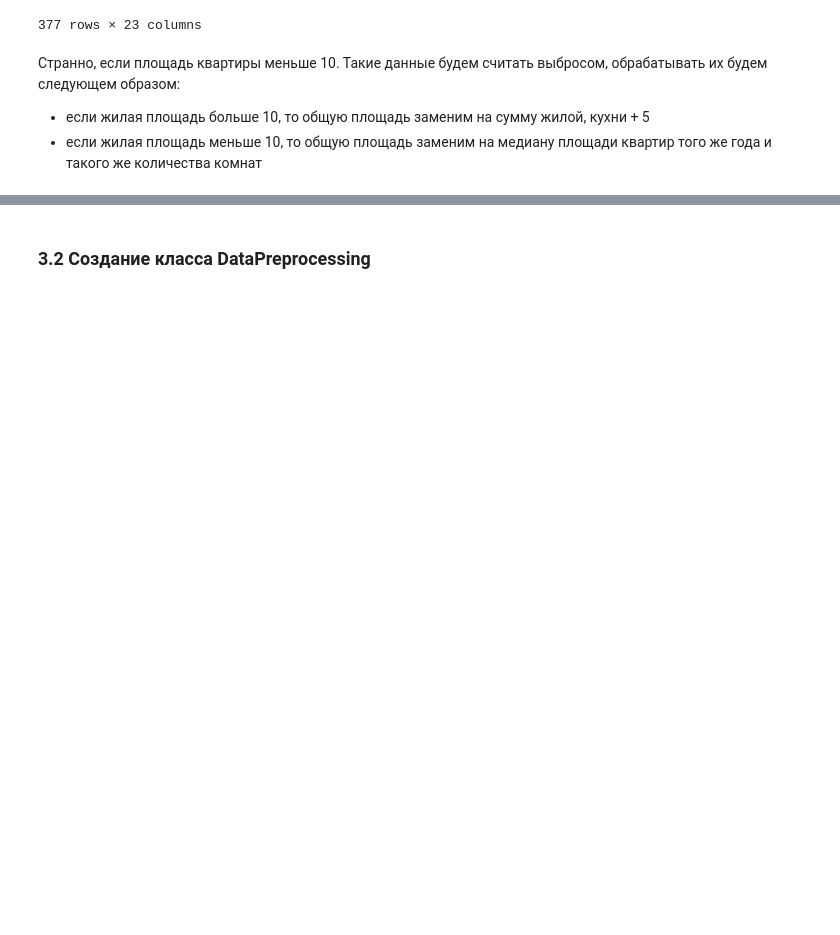
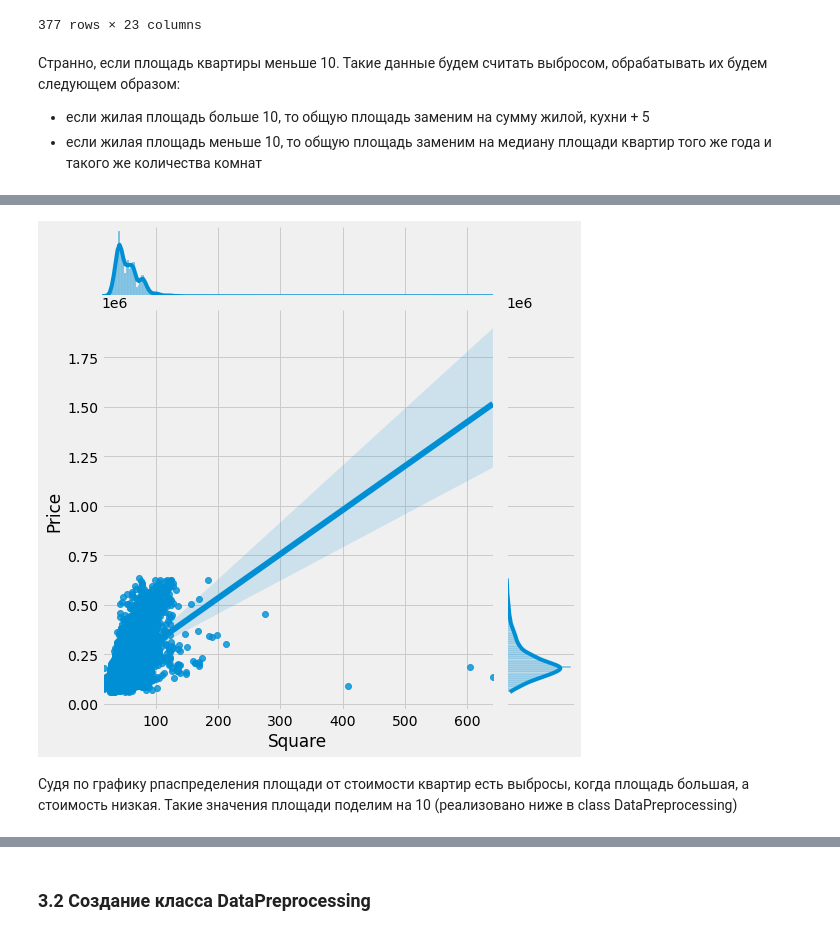
Before and after one commit to skyseedim/HWs_Python_DS_libs, a Jupyter notebook: project_real_estate.ipynb, the cells around one changed output, grey strips where cells are left out. Saved outputs shown, nothing was run; the diff lists cells and outputs as text; code cells hidden in the pictures; blank space fills up the shorter version.

```diff
--- a/project_real_estate.ipynb
+++ b/project_real_estate.ipynb
@@ -909 +1001,11 @@ strat_train_set[strat_train_set['Square_outlier'] == 1]
 10 rows × 24 columns
+# %%
+grid = sns.jointplot(strat_train_set['Square'], strat_train_set['Price'], kind='reg')
+grid.fig.set_figwidth(8)
+grid.fig.set_figheight(8)
+
+plt.show()
+# %% [output]
+[figure, added]
+# %% [markdown]
+Судя по графику рпаспределения площади от стоимости квартир есть выбросы, когда площадь большая, а стоимость низкая. Такие значения площади поделим на 10 (реализовано ниже в class DataPreprocessing)
```
Also changed, not shown: parts of 156 cells of this notebook.
